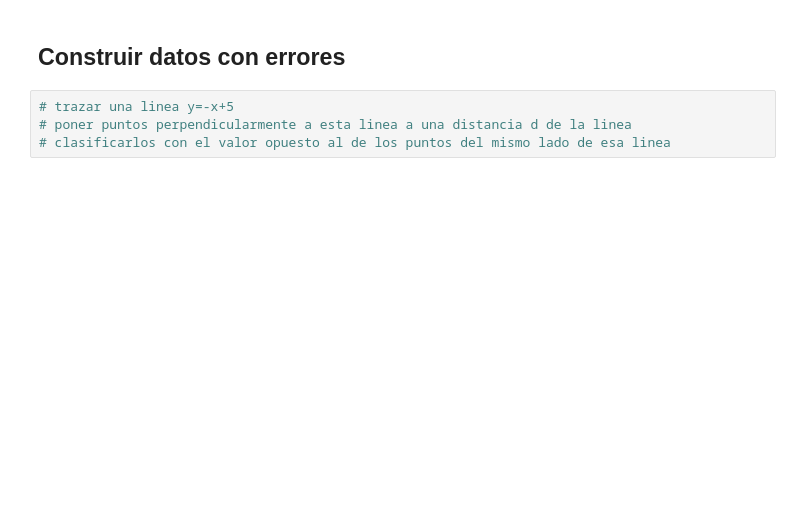
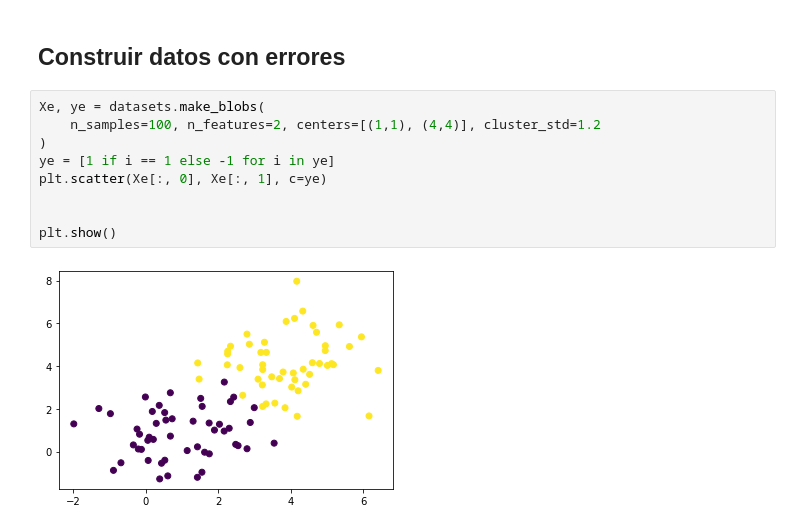
Before and after one commit to gsilvatici/MachineLearningStories, a Jupyter notebook: tp3/ej1.ipynb, the cells around one changed output. Drawn from its saved outputs; the diff is of its cells as text; blank space fills up the shorter version.

```diff
--- a/tp3/ej1.ipynb
+++ b/tp3/ej1.ipynb
@@ -64,6 +203,13 @@ La recta de separación **no** es óptima, ya que da resultados distintos al ent
 # %% [markdown]
 ## Construir datos con errores
 # %%
-# trazar una linea y=-x+5
-# poner puntos perpendicularmente a esta linea a una distancia d de la linea
-# clasificarlos con el valor opuesto al de los puntos del mismo lado de esa linea
+Xe, ye = datasets.make_blobs(
+    n_samples=100, n_features=2, centers=[(1,1), (4,4)], cluster_std=1.2
+)
+ye = [1 if i == 1 else -1 for i in ye]
+plt.scatter(Xe[:, 0], Xe[:, 1], c=ye)
+
+
+plt.show()
+# %% [output]
+[figure, added]
```
Also changed, not shown: parts of 17 cells of this notebook, 1 other file.
